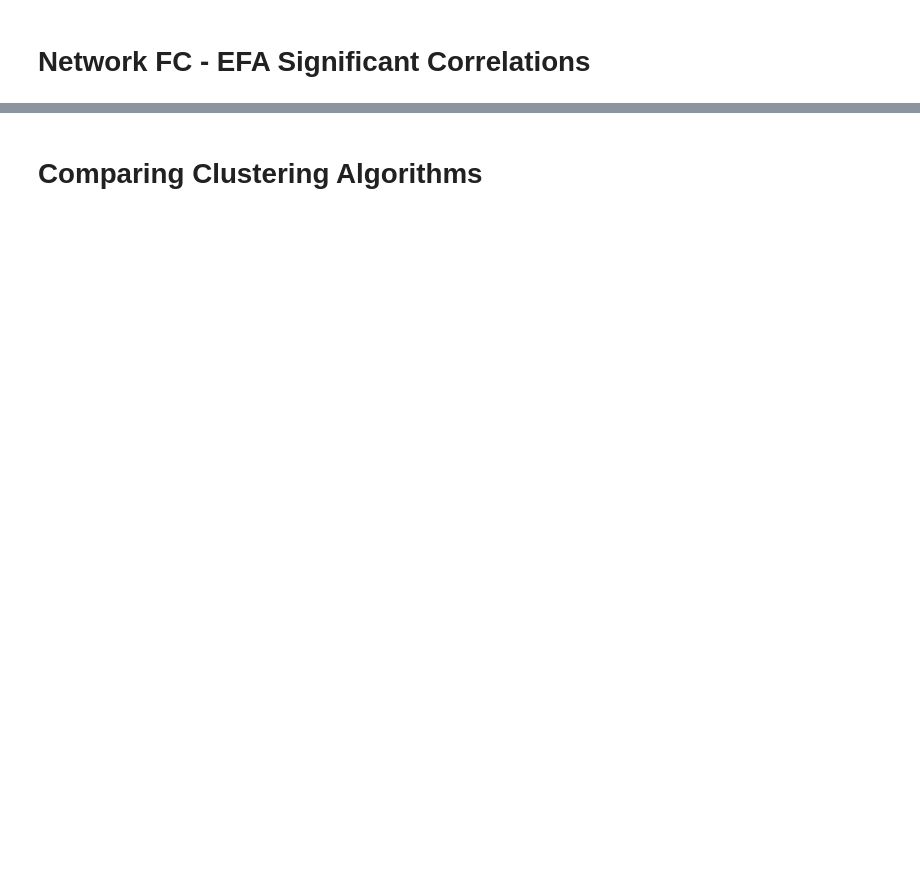
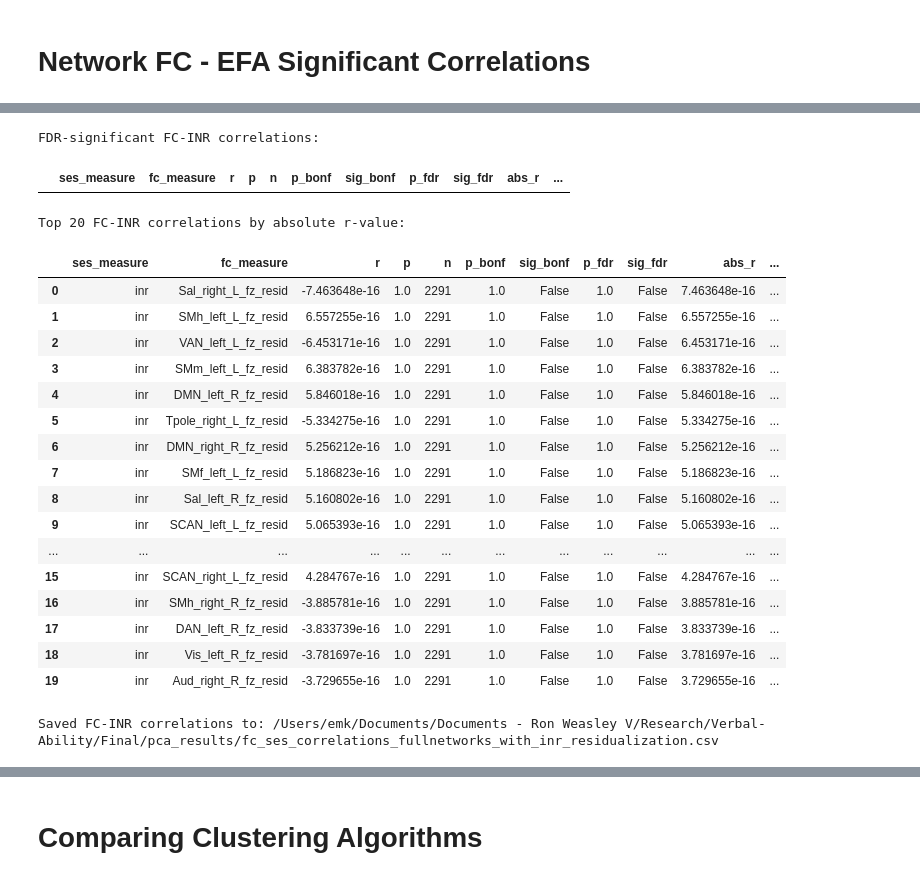
Before and after one commit to Greene-Lab/pMTG, a Jupyter notebook: brain_behavior_with_inr_residualization.ipynb, the cells around one changed output, grey strips where cells are left out. Drawn from its saved outputs; the diff is of its cells as text; code cells hidden in the pictures; blank space fills up the shorter version.

```diff
--- a/brain_behavior_with_inr_residualization.ipynb
+++ b/brain_behavior_with_inr_residualization.ipynb
@@ -839 +657,49 @@ print('Sample size range:', results_df['n'].min(), '-', results_df['n'].max())
+# %%
+inr_fc_results_df = compute_correlations(
+    df,
+    [INR_VARIABLE],
+    analysis_fc_cols,
+)
+inr_fc_results_df = apply_multiple_comparison_corrections(inr_fc_results_df, alpha=0.05)
+inr_fc_results_df = inr_fc_results_df.rename(
+    columns={'measure': 'ses_measure', 'col': 'fc_measure'}
+)
+inr_fc_results_df['abs_r'] = inr_fc_results_df['r'].abs()
+inr_fc_results_df['fc_residualization'] = 'standard_covariates_with_inr'
+inr_fc_results_df['n_tests_in_fdr_family'] = len(inr_fc_results_df)
+inr_fc_results_df = inr_fc_results_df.sort_values(
+    ['p_fdr', 'p', 'abs_r'],
+    ascending=[True, True, False],
+).reset_index(drop=True)
+
+print('FDR-significant FC-INR correlations:')
+display(inr_fc_results_df[inr_fc_results_df['sig_fdr']])
+print('Top 20 FC-INR correlations by absolute r-value:')
+display(inr_fc_results_df.sort_values('abs_r', ascending=False).head(20))
+
+inr_fc_results_path = PCA_RESULTS_DIR / f'fc_ses_correlations_{RESULTS_TEMPLATE_TAG}with_inr_residualization.csv'
+inr_fc_results_df.to_csv(inr_fc_results_path, index=False)
+print('Saved FC-INR correlations to:', inr_fc_results_path)
+# %% [output]
+FDR-significant FC-INR correlations:
+|  | ses_measure | fc_measure | r | p | n | p_bonf | sig_bonf | p_fdr | sig_fdr | abs_r | ... |
+Top 20 FC-INR correlations by absolute r-value:
+|  | ses_measure | fc_measure | r | p | n | p_bonf | sig_bonf | p_fdr | sig_fdr | abs_r | ... |
+| 0 | inr | Sal_right_L_fz_resid | -7.463648e-16 | 1.0 | 2291 | 1.0 | False | 1.0 | False | 7.463648e-16 | ... |
+| 1 | inr | SMh_left_L_fz_resid | 6.557255e-16 | 1.0 | 2291 | 1.0 | False | 1.0 | False | 6.557255e-16 | ... |
+| 2 | inr | VAN_left_L_fz_resid | -6.453171e-16 | 1.0 | 2291 | 1.0 | False | 1.0 | False | 6.453171e-16 | ... |
+| 3 | inr | SMm_left_L_fz_resid | 6.383782e-16 | 1.0 | 2291 | 1.0 | False | 1.0 | False | 6.383782e-16 | ... |
+| 4 | inr | DMN_left_R_fz_resid | 5.846018e-16 | 1.0 | 2291 | 1.0 | False | 1.0 | False | 5.846018e-16 | ... |
+| 5 | inr | Tpole_right_L_fz_resid | -5.334275e-16 | 1.0 | 2291 | 1.0 | False | 1.0 | False | 5.334275e-16 | ... |
+| 6 | inr | DMN_right_R_fz_resid | 5.256212e-16 | 1.0 | 2291 | 1.0 | False | 1.0 | False | 5.256212e-16 | ... |
+| 7 | inr | SMf_left_L_fz_resid | 5.186823e-16 | 1.0 | 2291 | 1.0 | False | 1.0 | False | 5.186823e-16 | ... |
+| 8 | inr | Sal_left_R_fz_resid | 5.160802e-16 | 1.0 | 2291 | 1.0 | False | 1.0 | False | 5.160802e-16 | ... |
+| 9 | inr | SCAN_left_L_fz_resid | 5.065393e-16 | 1.0 | 2291 | 1.0 | False | 1.0 | False | 5.065393e-16 | ... |
+| ... | ... | ... | ... | ... | ... | ... | ... | ... | ... | ... | ... |
+| 15 | inr | SCAN_right_L_fz_resid | 4.284767e-16 | 1.0 | 2291 | 1.0 | False | 1.0 | False | 4.284767e-16 | ... |
+| 16 | inr | SMh_right_R_fz_resid | -3.885781e-16 | 1.0 | 2291 | 1.0 | False | 1.0 | False | 3.885781e-16 | ... |
+| 17 | inr | DAN_left_R_fz_resid | -3.833739e-16 | 1.0 | 2291 | 1.0 | False | 1.0 | False | 3.833739e-16 | ... |
+| 18 | inr | Vis_left_R_fz_resid | -3.781697e-16 | 1.0 | 2291 | 1.0 | False | 1.0 | False | 3.781697e-16 | ... |
+| 19 | inr | Aud_right_R_fz_resid | -3.729655e-16 | 1.0 | 2291 | 1.0 | False | 1.0 | False | 3.729655e-16 | ... |
+Saved FC-INR correlations to: /Users/emk/Documents/Documents - Ron Weasley V/Research/Verbal-Ability/Final/pca_results/fc_ses_correlations_fullnetworks_with_inr_residualization.csv
 # %%
```
Also changed, not shown: parts of 23 cells of this notebook, 3 other files.
